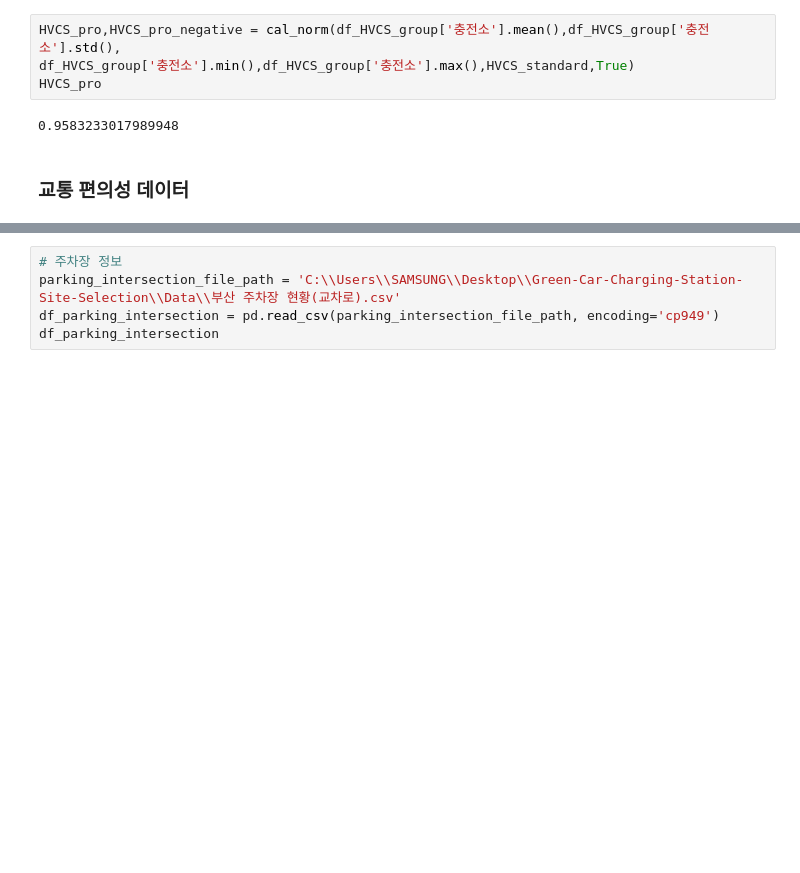
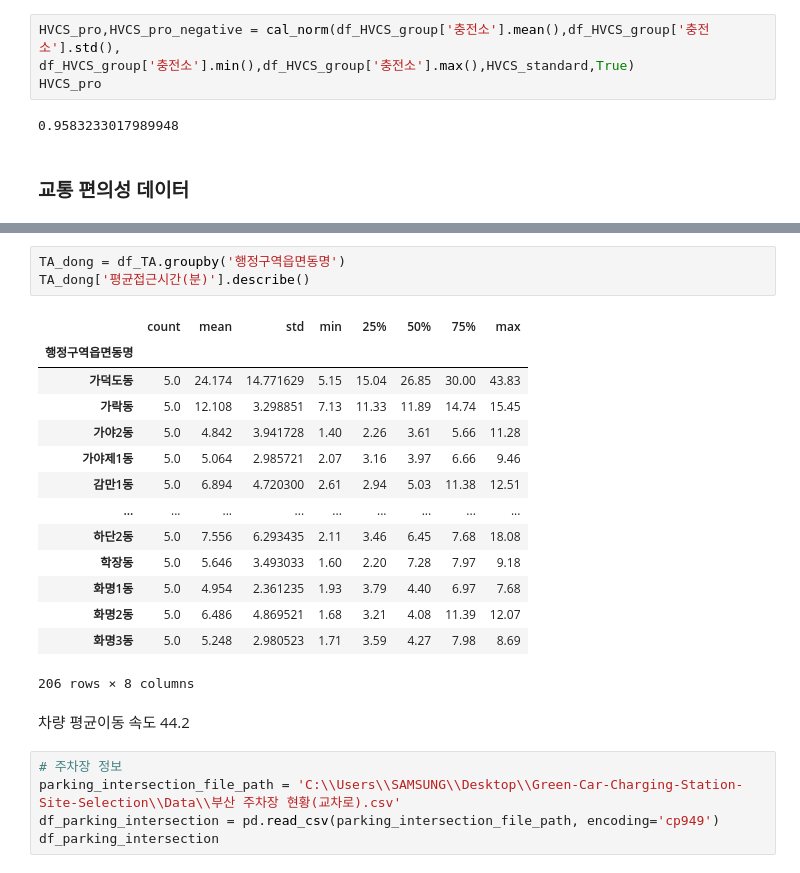
Before and after one commit to jhparkland/Green-Car-Charging-Station-Site-Selection, a Jupyter notebook: Notebook/GVCS/GVCS.ipynb, the cells around one changed output, grey strips where cells are left out. Saved outputs shown, nothing was run; the diff lists cells and outputs as text; blank space fills up the shorter version.

```diff
--- a/Notebook/GVCS/GVCS.ipynb
+++ b/Notebook/GVCS/GVCS.ipynb
@@ -678,3 +760,23 @@ HVCS_pro
+# %%
+TA_dong = df_TA.groupby('행정구역읍면동명')
+TA_dong['평균접근시간(분)'].describe()
+# %% [output]
+|  | count | mean | std | min | 25% | 50% | 75% | max |
+| 행정구역읍면동명 |  |  |  |  |  |  |  |  |
+| 가덕도동 | 5.0 | 24.174 | 14.771629 | 5.15 | 15.04 | 26.85 | 30.00 | 43.83 |
+| 가락동 | 5.0 | 12.108 | 3.298851 | 7.13 | 11.33 | 11.89 | 14.74 | 15.45 |
+| 가야2동 | 5.0 | 4.842 | 3.941728 | 1.40 | 2.26 | 3.61 | 5.66 | 11.28 |
+| 가야제1동 | 5.0 | 5.064 | 2.985721 | 2.07 | 3.16 | 3.97 | 6.66 | 9.46 |
+| 감만1동 | 5.0 | 6.894 | 4.720300 | 2.61 | 2.94 | 5.03 | 11.38 | 12.51 |
+| ... | ... | ... | ... | ... | ... | ... | ... | ... |
+| 하단2동 | 5.0 | 7.556 | 6.293435 | 2.11 | 3.46 | 6.45 | 7.68 | 18.08 |
+| 학장동 | 5.0 | 5.646 | 3.493033 | 1.60 | 2.20 | 7.28 | 7.97 | 9.18 |
+| 화명1동 | 5.0 | 4.954 | 2.361235 | 1.93 | 3.79 | 4.40 | 6.97 | 7.68 |
+| 화명2동 | 5.0 | 6.486 | 4.869521 | 1.68 | 3.21 | 4.08 | 11.39 | 12.07 |
+| 화명3동 | 5.0 | 5.248 | 2.980523 | 1.71 | 3.59 | 4.27 | 7.98 | 8.69 |
+206 rows × 8 columns
+# %% [markdown]
+차량 평균이동 속도 44.2
 # %%
 # 주차장 정보
 parking_intersection_file_path = 'C:\\Users\\SAMSUNG\\Desktop\\Green-Car-Charging-Station-Site-Selection\\Data\\부산 주차장 현황(교차로).csv'
```
Also changed, not shown: parts of 29 cells of this notebook, 13 other files.
